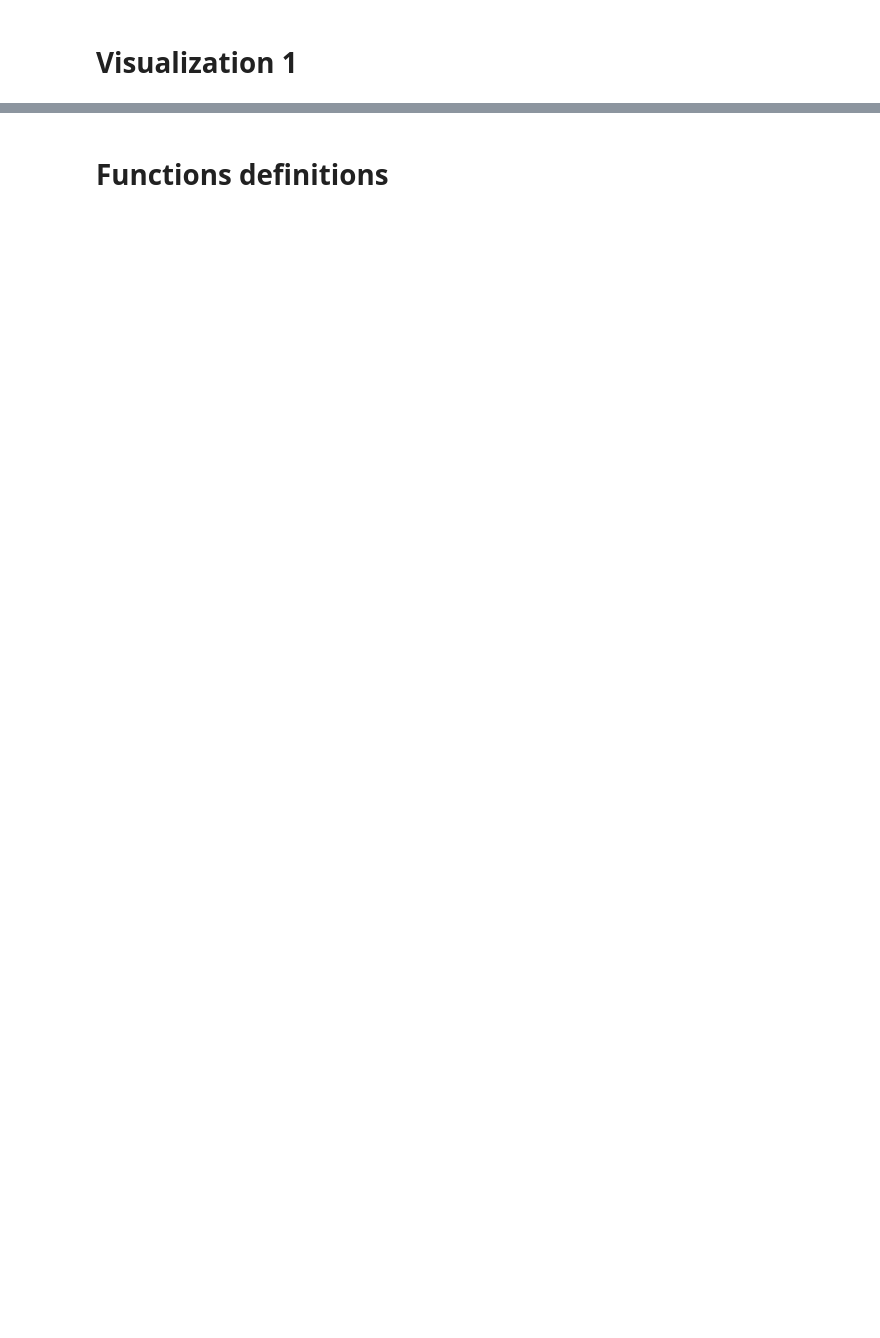
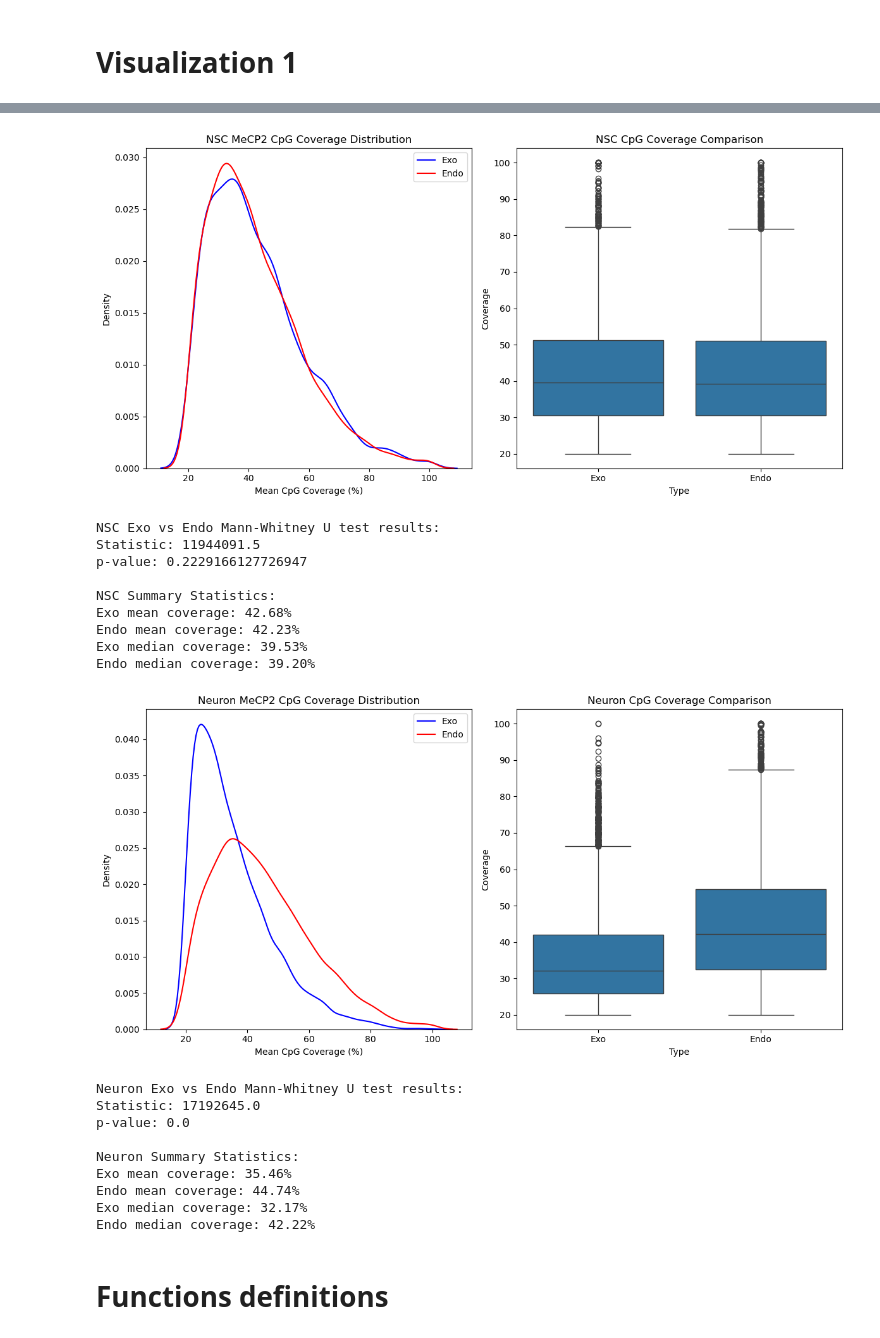
Before and after one commit to michal7kw/SRF_MeCP2_CUTandTAG, a Jupyter notebook: custom_pipeline/CpG_enriched_genes.ipynb, the cells around one changed output, grey strips where cells are left out. Saved outputs shown, nothing was run; the diff lists cells and outputs as text; code cells hidden in the pictures; blank space fills up the shorter version.

```diff
--- a/custom_pipeline/CpG_enriched_genes.ipynb
+++ b/custom_pipeline/CpG_enriched_genes.ipynb
@@ -322,3 +296,26 @@ Zfp369
+# %%
+compare_exo_endo_coverage(data)
+# %% [output]
+[figure, added]
+NSC Exo vs Endo Mann-Whitney U test results:
+Statistic: 11944091.5
+p-value: 0.2229166127726947
+
+NSC Summary Statistics:
+Exo mean coverage: 42.68%
+Endo mean coverage: 42.23%
+Exo median coverage: 39.53%
+Endo median coverage: 39.20%
+[figure, added]
+Neuron Exo vs Endo Mann-Whitney U test results:
+Statistic: 17192645.0
+p-value: 0.0
+
+Neuron Summary Statistics:
+Exo mean coverage: 35.46%
+Endo mean coverage: 44.74%
+Exo median coverage: 32.17%
+Endo median coverage: 42.22%
 # %%
 # print("Displaying generated visualizations:")
 # for img_path in glob.glob(f"{analysis_dir}/*.png"):
```
Also changed, not shown: parts of 10 cells of this notebook, 3 other files.
